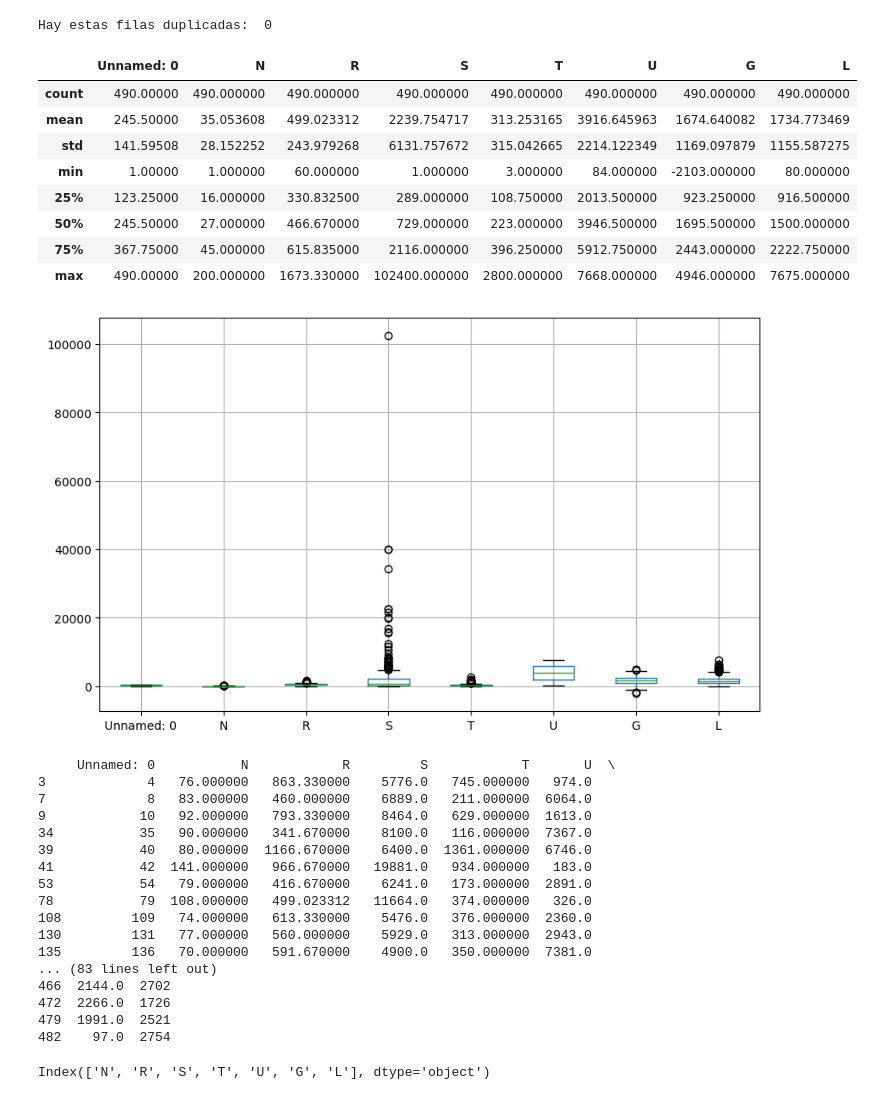
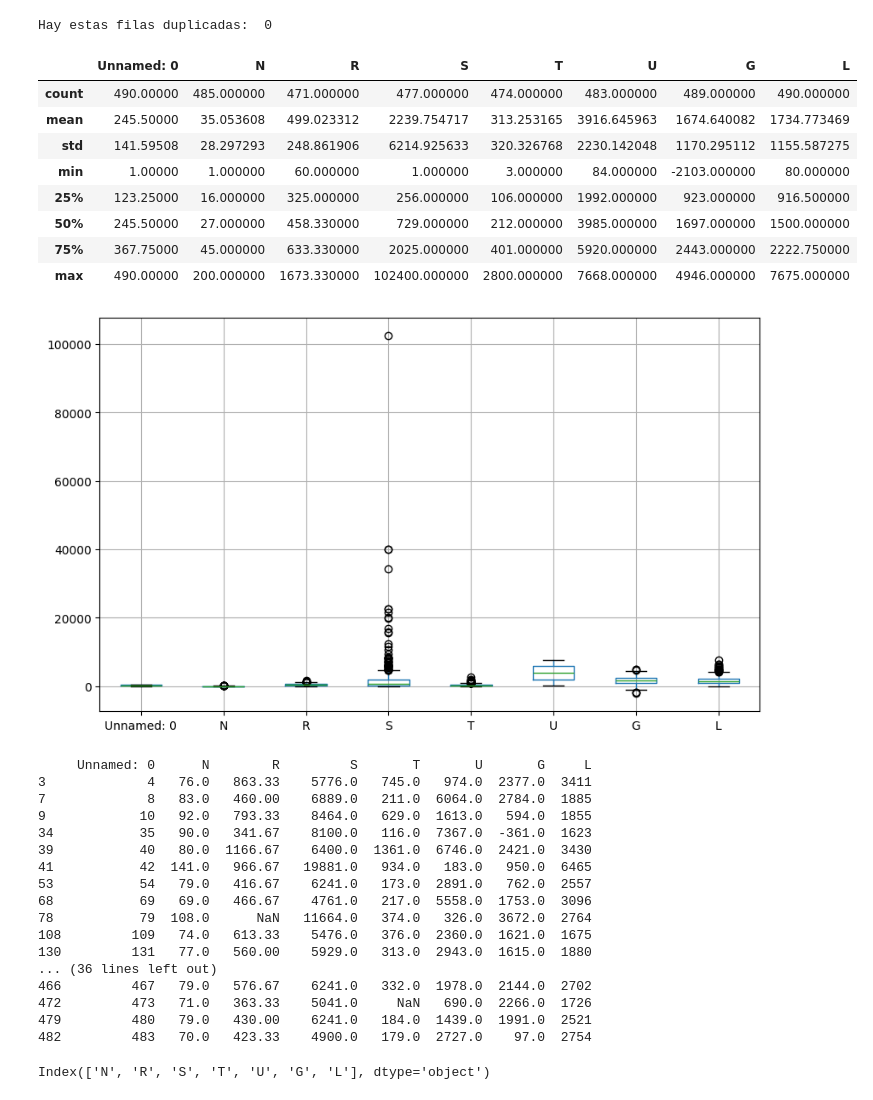
Before and after one commit to Samuels04/University, a Jupyter notebook: 4th Year/IntNeg/Práctica 3/Lab3.ipynb, the cells around one changed output. Drawn from its saved outputs; the diff is of its cells as text; code cells hidden in the pictures.

```diff
--- a/4th Year/IntNeg/Práctica 3/Lab3.ipynb
+++ b/4th Year/IntNeg/Práctica 3/Lab3.ipynb
@@ -13,14 +13,15 @@ import pandas as pd
 import numpy as np
 import warnings, time
 from sklearn.impute import SimpleImputer
+from sklearn.model_selection import KFold, cross_val_score
 warnings.filterwarnings("ignore")
 
-#Se define 'df' con los datos de cables.csv
-df = pd.read_csv("cables.csv")
-
+#Se define 'df1' con los datos de cables.csv para la primera parte en la que hay que eliminar valores NaN
+df1 = pd.read_csv("cables.csv")
+df2 = pd.read_csv("cables.csv")
 #Print para comprobar que se ha cargado
 print("Tamaño del dataframe:")
-print(df.shape)
+print(df1.shape)
 # %% [output]
 Tamaño del dataframe:
 (490, 8)
@@ -67,49 +52,49 @@ print("Hay estas filas duplicadas: ", dup)
 Hay estas filas duplicadas:  0
 # %%
 #Comprobamos el rango de las variables
-df.describe()
+df1.describe()
 # %% [output]
 |  | Unnamed: 0 | N | R | S | T | U | G | L |
-| count | 490.00000 | 490.000000 | 490.000000 | 490.000000 | 490.000000 | 490.000000 | 490.000000 | 490.000000 |
+| count | 490.00000 | 485.000000 | 471.000000 | 477.000000 | 474.000000 | 483.000000 | 489.000000 | 490.000000 |
 | mean | 245.50000 | 35.053608 | 499.023312 | 2239.754717 | 313.253165 | 3916.645963 | 1674.640082 | 1734.773469 |
-| std | 141.59508 | 28.152252 | 243.979268 | 6131.757672 | 315.042665 | 2214.122349 | 1169.097879 | 1155.587275 |
+| std | 141.59508 | 28.297293 | 248.861906 | 6214.925633 | 320.326768 | 2230.142048 | 1170.295112 | 1155.587275 |
 | min | 1.00000 | 1.000000 | 60.000000 | 1.000000 | 3.000000 | 84.000000 | -2103.000000 | 80.000000 |
-| 25% | 123.25000 | 16.000000 | 330.832500 | 289.000000 | 108.750000 | 2013.500000 | 923.250000 | 916.500000 |
-| 50% | 245.50000 | 27.000000 | 466.670000 | 729.000000 | 223.000000 | 3946.500000 | 1695.500000 | 1500.000000 |
-| 75% | 367.75000 | 45.000000 | 615.835000 | 2116.000000 | 396.250000 | 5912.750000 | 2443.000000 | 2222.750000 |
+| 25% | 123.25000 | 16.000000 | 325.000000 | 256.000000 | 106.000000 | 1992.000000 | 923.000000 | 916.500000 |
+| 50% | 245.50000 | 27.000000 | 458.330000 | 729.000000 | 212.000000 | 3985.000000 | 1697.000000 | 1500.000000 |
+| 75% | 367.75000 | 45.000000 | 633.330000 | 2025.000000 | 401.000000 | 5920.000000 | 2443.000000 | 2222.750000 |
 | max | 490.00000 | 200.000000 | 1673.330000 | 102400.000000 | 2800.000000 | 7668.000000 | 4946.000000 | 7675.000000 |
 # %%
 #Hacemos un boxplot para ver todos los outliers
 import matplotlib.pyplot as plt
 
-df.boxplot(figsize=(10,6))
+df1.boxplot(figsize=(10,6))
 plt.show()
 # Ejemplo: detectar outliers usando el rango intercuartílico (IQR)
-Q1 = df['S'].quantile(0.25)
-Q3 = df['S'].quantile(0.75)
+Q1 = df1['S'].quantile(0.25)
+Q3 = df1['S'].quantile(0.75)
 IQR = Q3 - Q1
 
-outliers = df[(df['S'] < Q1 - 1.5*IQR) | (df['S'] > Q3 + 1.5*IQR)]
+outliers = df1[(df1['S'] < Q1 - 1.5*IQR) | (df1['S'] > Q3 + 1.5*IQR)]
 print(outliers)
 # %% [output]
 [figure]
-     Unnamed: 0           N            R         S            T       U  \
-3             4   76.000000   863.330000    5776.0   745.000000   974.0
-7             8   83.000000   460.000000    6889.0   211.000000  6064.0
-9            10   92.000000   793.330000    8464.0   629.000000  1613.0
-34           35   90.000000   341.670000    8100.0   116.000000  7367.0
-39           40   80.000000  1166.670000    6400.0  1361.000000  6746.0
-41           42  141.000000   966.670000   19881.0   934.000000   183.0
-53           54   79.000000   416.670000    6241.0   173.000000  2891.0
-78           79  108.000000   499.023312   11664.0   374.000000   326.0
-108         109   74.000000   613.330000    5476.0   376.000000  2360.0
-130         131   77.000000   560.000000    5929.0   313.000000  2943.0
-135         136   70.000000   591.670000    4900.0   350.000000  7381.0
-... (83 lines left out)
-466  2144.0  2702
-472  2266.0  1726
-479  1991.0  2521
-482    97.0  2754
+     Unnamed: 0      N        R         S       T       U       G     L
+3             4   76.0   863.33    5776.0   745.0   974.0  2377.0  3411
+7             8   83.0   460.00    6889.0   211.0  6064.0  2784.0  1885
+9            10   92.0   793.33    8464.0   629.0  1613.0   594.0  1855
+34           35   90.0   341.67    8100.0   116.0  7367.0  -361.0  1623
+39           40   80.0  1166.67    6400.0  1361.0  6746.0  2421.0  3430
+41           42  141.0   966.67   19881.0   934.0   183.0   950.0  6465
+53           54   79.0   416.67    6241.0   173.0  2891.0   762.0  2557
+68           69   69.0   466.67    4761.0   217.0  5558.0  1753.0  3096
+78           79  108.0      NaN   11664.0   374.0   326.0  3672.0  2764
+108         109   74.0   613.33    5476.0   376.0  2360.0  1621.0  1675
+130         131   77.0   560.00    5929.0   313.0  2943.0  1615.0  1880
+... (36 lines left out)
+466         467   79.0   576.67    6241.0   332.0  1978.0  2144.0  2702
+472         473   71.0   363.33    5041.0     NaN   690.0  2266.0  1726
+479         480   79.0   430.00    6241.0   184.0  1439.0  1991.0  2521
+482         483   70.0   423.33    4900.0   179.0  2727.0    97.0  2754
 # %%
 #Eliminamos ahora las columnas redundantes
 #Las columnas U y G son distractoras, por lo que no aportan nada realmente, por lo que de momento serán eliminadas
```
Also changed, not shown: parts of 18 cells of this notebook, 4 other files.
